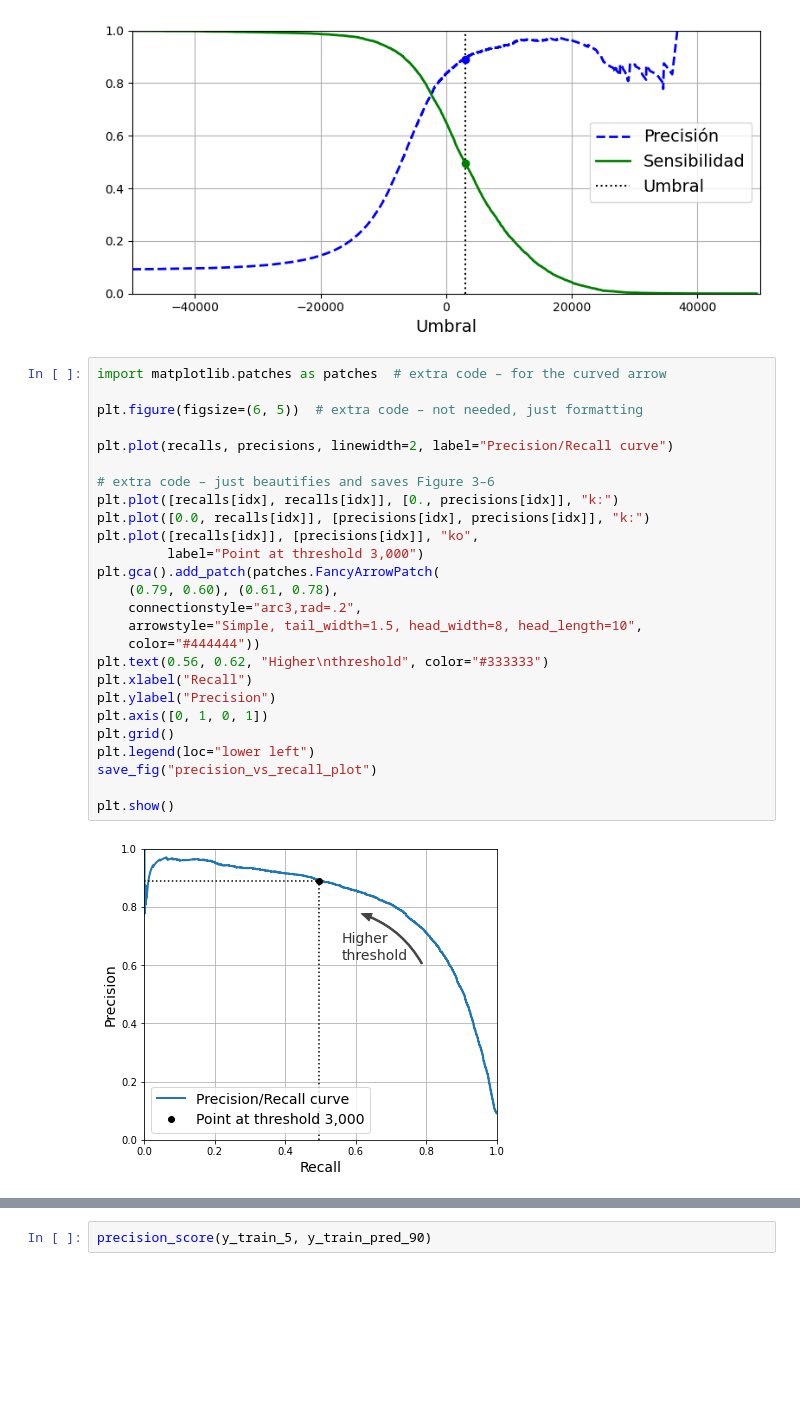
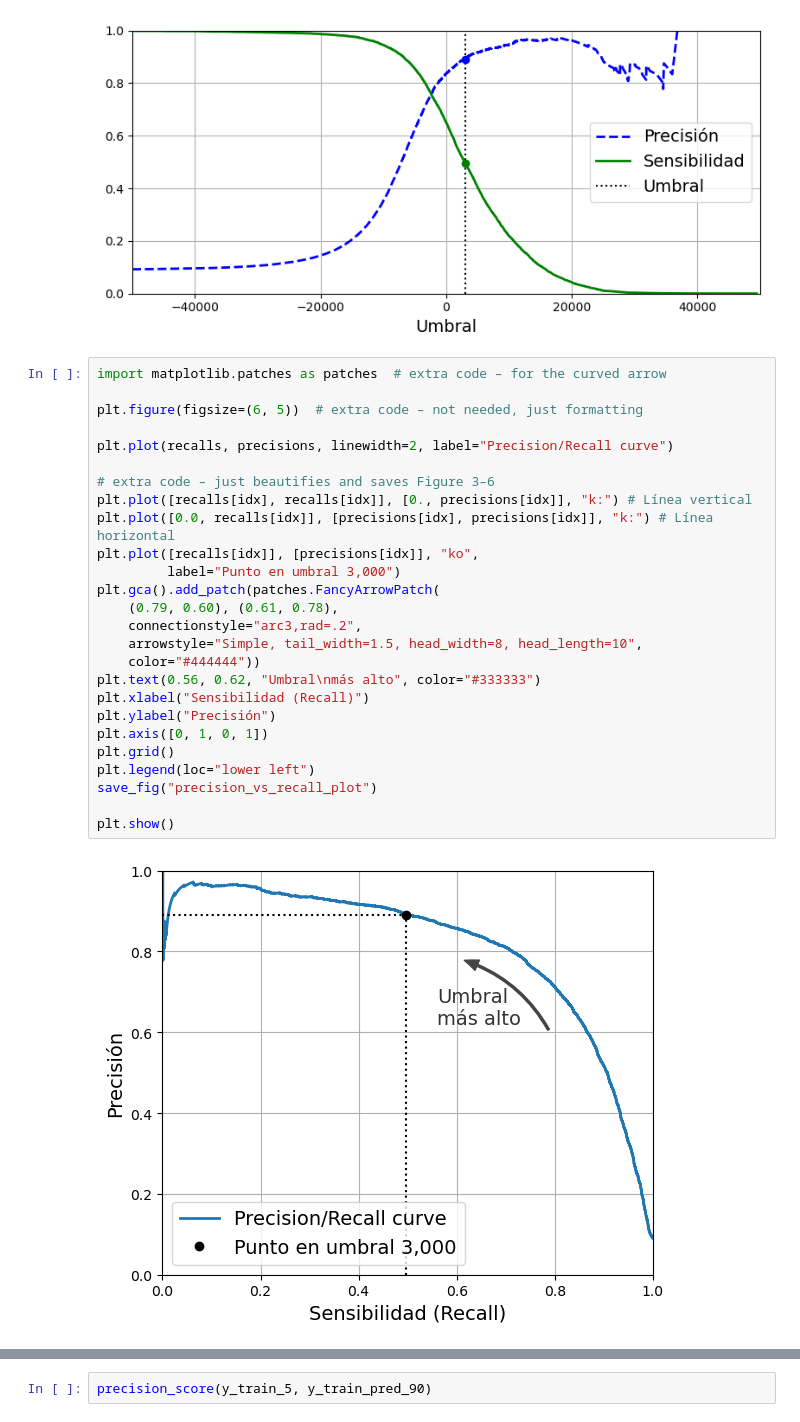
Before and after one commit to Kitipali/handson-ml3, a Jupyter notebook: 03_jf_classification.ipynb, the cells around one changed output, grey strips where cells are left out. Cells and saved outputs as stored; diff of their text form; blank space fills up the shorter version.

```diff
--- a/03_jf_classification.ipynb
+++ b/03_jf_classification.ipynb
@@ -369,28 +369,28 @@ plt.show()
 # %%
 import matplotlib.patches as patches  # extra code – for the curved arrow
 
 plt.figure(figsize=(6, 5))  # extra code – not needed, just formatting
 
 plt.plot(recalls, precisions, linewidth=2, label="Precision/Recall curve")
 
 # extra code – just beautifies and saves Figure 3–6
-plt.plot([recalls[idx], recalls[idx]], [0., precisions[idx]], "k:")
-plt.plot([0.0, recalls[idx]], [precisions[idx], precisions[idx]], "k:")
+plt.plot([recalls[idx], recalls[idx]], [0., precisions[idx]], "k:") # Línea vertical
+plt.plot([0.0, recalls[idx]], [precisions[idx], precisions[idx]], "k:") # Línea horizontal
 plt.plot([recalls[idx]], [precisions[idx]], "ko",
-         label="Point at threshold 3,000")
+         label="Punto en umbral 3,000")
 plt.gca().add_patch(patches.FancyArrowPatch(
     (0.79, 0.60), (0.61, 0.78),
     connectionstyle="arc3,rad=.2",
     arrowstyle="Simple, tail_width=1.5, head_width=8, head_length=10",
     color="#444444"))
-plt.text(0.56, 0.62, "Higher\nthreshold", color="#333333")
-plt.xlabel("Recall")
-plt.ylabel("Precision")
+plt.text(0.56, 0.62, "Umbral\nmás alto", color="#333333")
+plt.xlabel("Sensibilidad (Recall)")
+plt.ylabel("Precisión")
 plt.axis([0, 1, 0, 1])
 plt.grid()
 plt.legend(loc="lower left")
 save_fig("precision_vs_recall_plot")
 
 plt.show()
 # %% [output]
-[figure, old version]
+[figure, new version]
```
Also changed, not shown: parts of 34 cells of this notebook.
